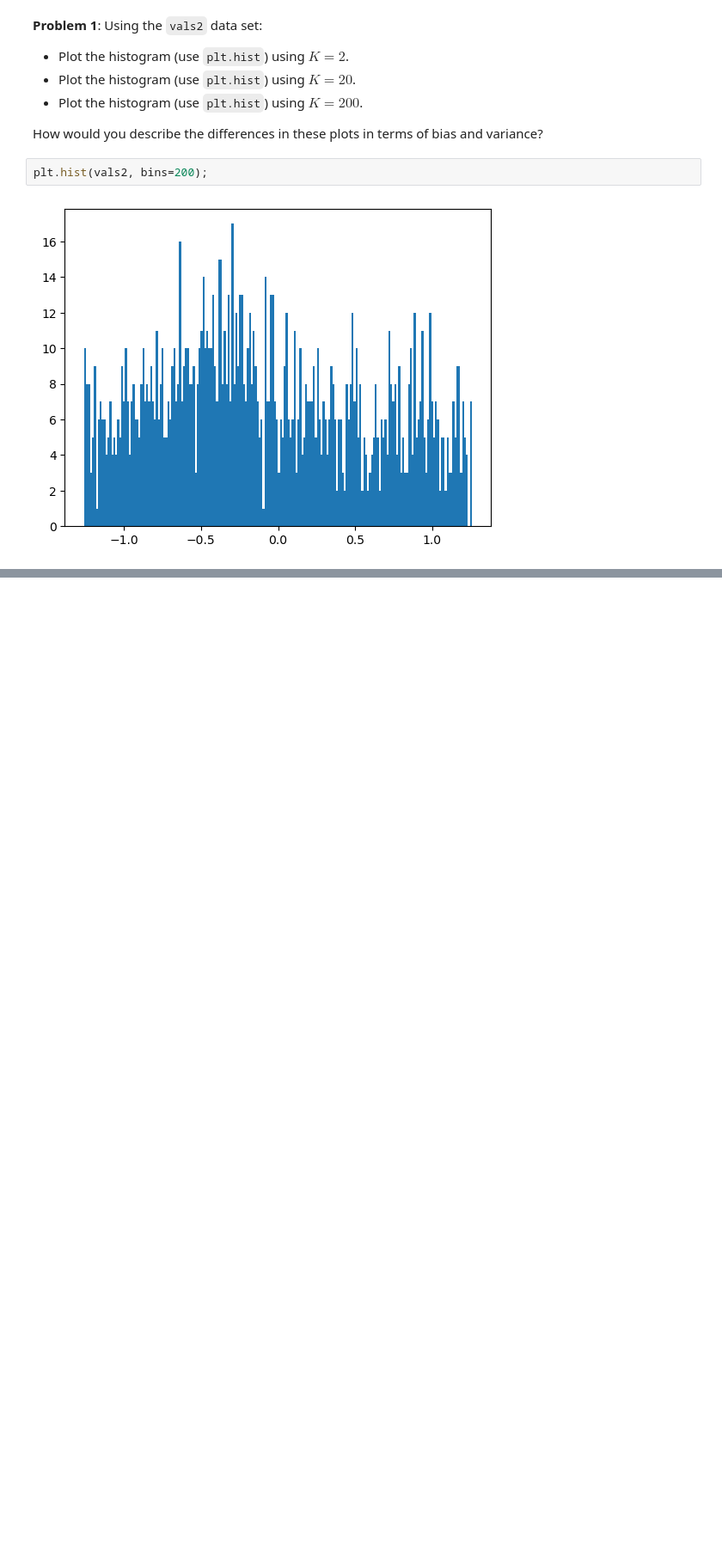
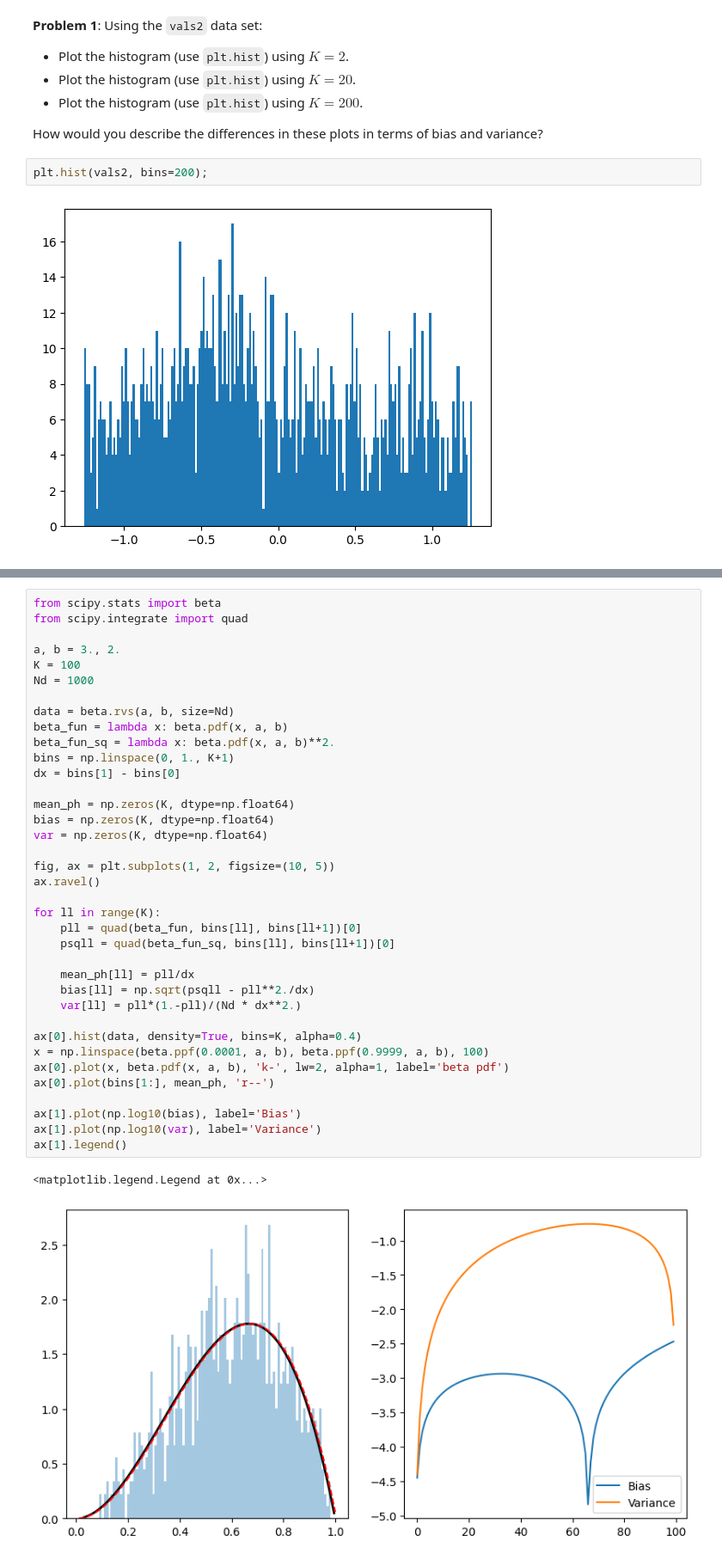
Before and after one commit to cwcurtis/MATH-596-Mathematical-Data-Science, a Jupyter notebook: Lecture_Notes/Histograms_and_Bias_Variance_Analysis.ipynb, the cells around one changed output, grey strips where cells are left out. Shown at 86% size. Drawn from its saved outputs; the diff is of its cells as text; blank space fills up the shorter version.

```diff
--- a/Lecture_Notes/Histograms_and_Bias_Variance_Analysis.ipynb
+++ b/Lecture_Notes/Histograms_and_Bias_Variance_Analysis.ipynb
@@ -76,0 +150,40 @@ plt.hist(vals2, bins=200);
+# %%
+from scipy.stats import beta
+from scipy.integrate import quad
+
+a, b = 3., 2.
+K = 100
+Nd = 1000
+
+data = beta.rvs(a, b, size=Nd)
+beta_fun = lambda x: beta.pdf(x, a, b)
+beta_fun_sq = lambda x: beta.pdf(x, a, b)**2.
+bins = np.linspace(0, 1., K+1)
+dx = bins[1] - bins[0]
+
+mean_ph = np.zeros(K, dtype=np.float64)
+bias = np.zeros(K, dtype=np.float64)
+var = np.zeros(K, dtype=np.float64)
+
+fig, ax = plt.subplots(1, 2, figsize=(10, 5))
+ax.ravel()
+
+for ll in range(K):
+    pll = quad(beta_fun, bins[ll], bins[ll+1])[0]
+    psqll = quad(beta_fun_sq, bins[ll], bins[ll+1])[0]
+
+    mean_ph[ll] = pll/dx
+    bias[ll] = np.sqrt(psqll - pll**2./dx)
+    var[ll] = pll*(1.-pll)/(Nd * dx**2.)
+
+ax[0].hist(data, density=True, bins=K, alpha=0.4)
+x = np.linspace(beta.ppf(0.0001, a, b), beta.ppf(0.9999, a, b), 100)
+ax[0].plot(x, beta.pdf(x, a, b), 'k-', lw=2, alpha=1, label='beta pdf')
+ax[0].plot(bins[1:], mean_ph, 'r--')
+
+ax[1].plot(np.log10(bias), label='Bias')
+ax[1].plot(np.log10(var), label='Variance')
+ax[1].legend()
+# %% [output]
+<matplotlib.legend.Legend at 0x...>
+[figure, added]
```
Also changed, not shown: parts of 4 cells of this notebook.
